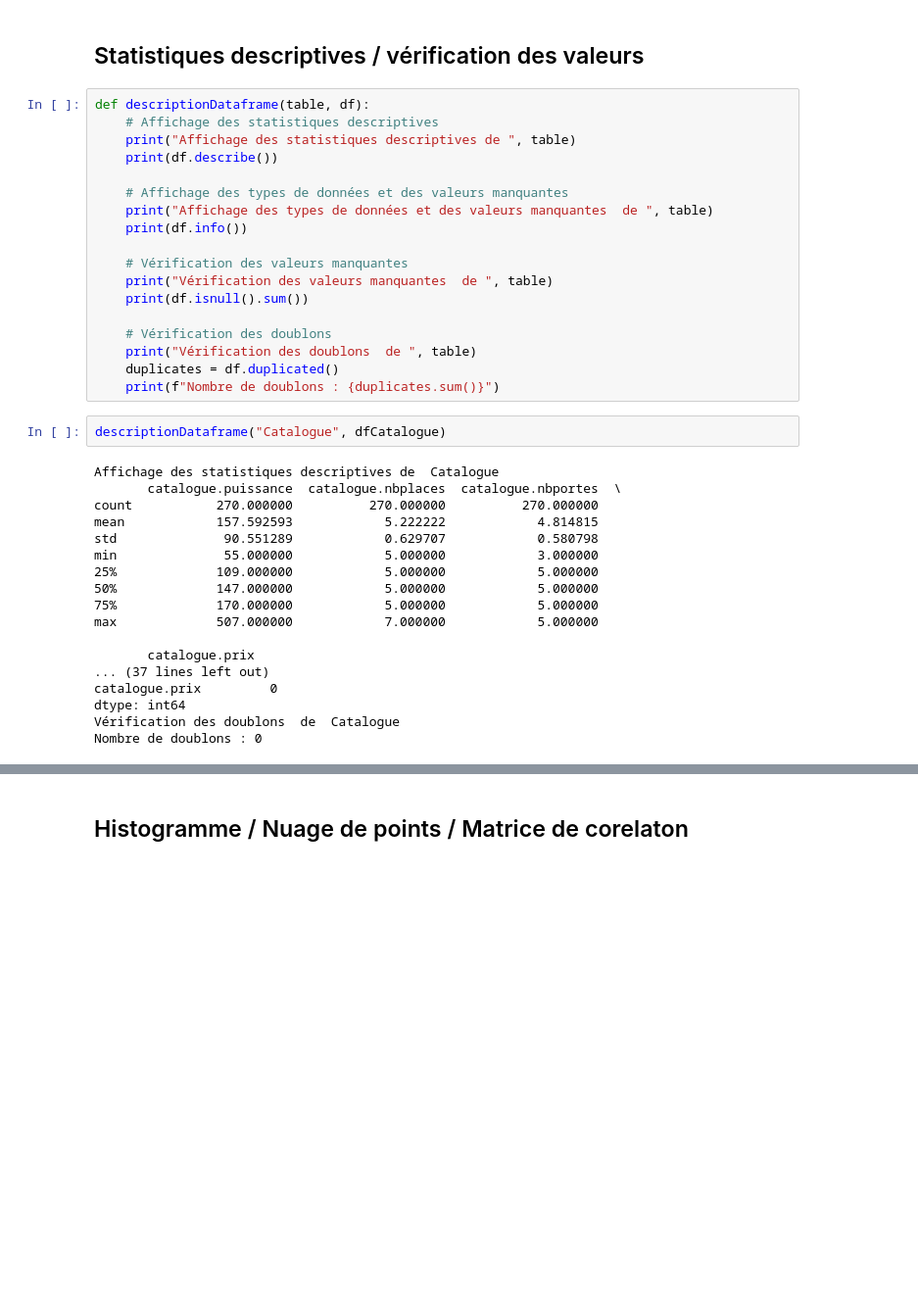
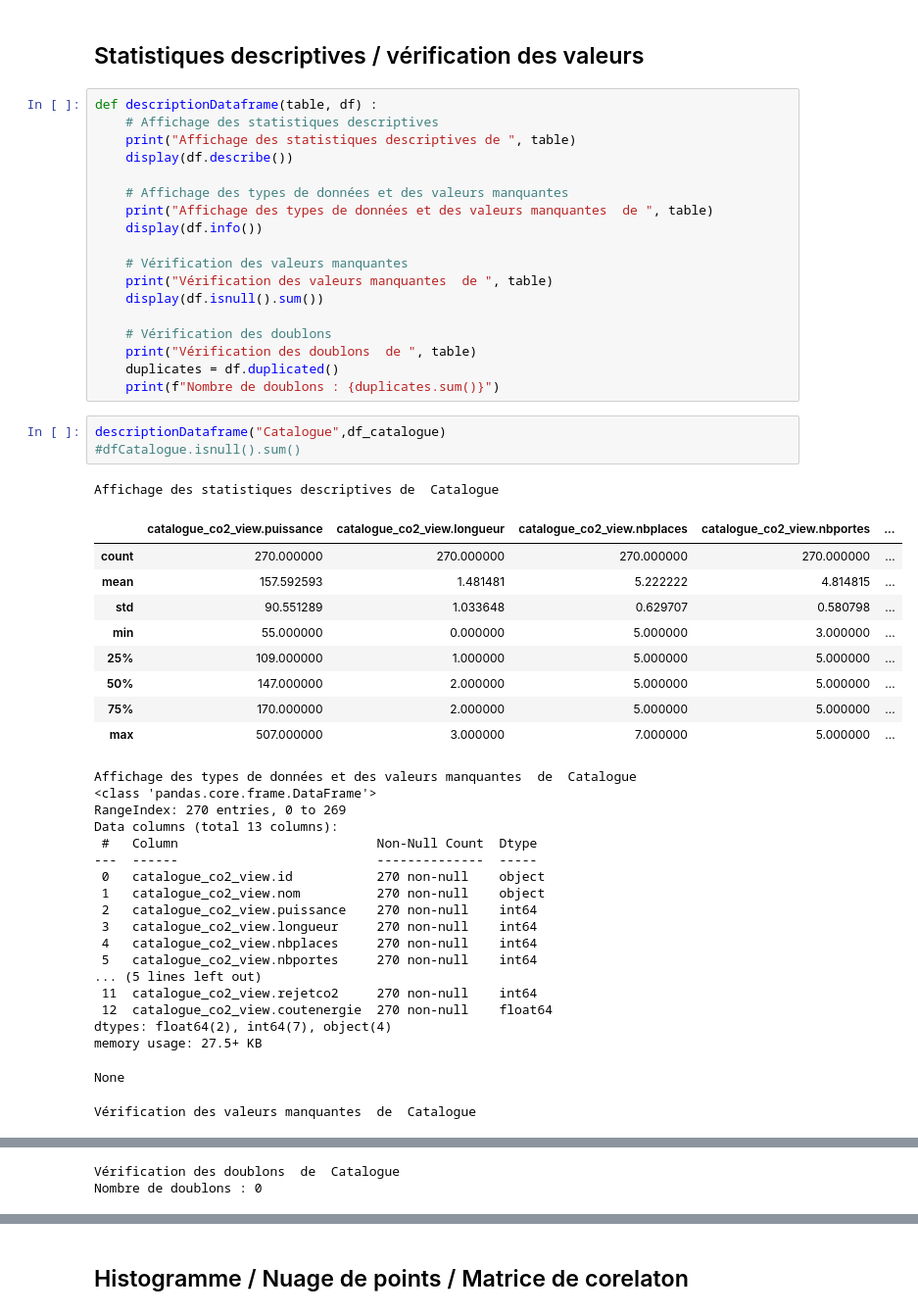
Before and after one commit to FelanaRasata/Projet-Big-Data-Analytics, a Jupyter notebook: python/analyse_sujet.ipynb, the cells around one changed output, grey strips where cells are left out. Shown: that part at 98% size. Saved outputs shown, nothing was run; the diff lists cells and outputs as text; blank space fills up the shorter version.

Commit message:
formatage de données

```diff
--- a/python/analyse_sujet.ipynb
+++ b/python/analyse_sujet.ipynb
@@ -142,40 +102,53 @@ Select all  clients_ext
 # %% [markdown]
 ## Statistiques descriptives / vérification des valeurs
 # %%
-def descriptionDataframe(table, df):
+def descriptionDataframe(table, df) :
     # Affichage des statistiques descriptives
     print("Affichage des statistiques descriptives de ", table)
-    print(df.describe())
+    display(df.describe())
 
     # Affichage des types de données et des valeurs manquantes
     print("Affichage des types de données et des valeurs manquantes  de ", table)
-    print(df.info())
+    display(df.info())
 
     # Vérification des valeurs manquantes
     print("Vérification des valeurs manquantes  de ", table)
-    print(df.isnull().sum())
+    display(df.isnull().sum())
 
     # Vérification des doublons
     print("Vérification des doublons  de ", table)
     duplicates = df.duplicated()
     print(f"Nombre de doublons : {duplicates.sum()}")
 # %%
-descriptionDataframe("Catalogue", dfCatalogue)
+descriptionDataframe("Catalogue",df_catalogue)
+#dfCatalogue.isnull().sum()
 # %% [output]
 Affichage des statistiques descriptives de  Catalogue
-       catalogue.puissance  catalogue.nbplaces  catalogue.nbportes  \
-count           270.000000          270.000000          270.000000
-mean            157.592593            5.222222            4.814815
-std              90.551289            0.629707            0.580798
-min              55.000000            5.000000            3.000000
-25%             109.000000            5.000000            5.000000
-50%             147.000000            5.000000            5.000000
-75%             170.000000            5.000000            5.000000
-max             507.000000            7.000000            5.000000
-
-       catalogue.prix
-... (37 lines left out)
-catalogue.prix         0
-dtype: int64
-Vérification des doublons  de  Catalogue
-Nombre de doublons : 0
+|  | catalogue_co2_view.puissance | catalogue_co2_view.longueur | catalogue_co2_view.nbplaces | catalogue_co2_view.nbportes | ... |
+| count | 270.000000 | 270.000000 | 270.000000 | 270.000000 | ... |
+| mean | 157.592593 | 1.481481 | 5.222222 | 4.814815 | ... |
+| std | 90.551289 | 1.033648 | 0.629707 | 0.580798 | ... |
+| min | 55.000000 | 0.000000 | 5.000000 | 3.000000 | ... |
+| 25% | 109.000000 | 1.000000 | 5.000000 | 5.000000 | ... |
+| 50% | 147.000000 | 2.000000 | 5.000000 | 5.000000 | ... |
+| 75% | 170.000000 | 2.000000 | 5.000000 | 5.000000 | ... |
+| max | 507.000000 | 3.000000 | 7.000000 | 5.000000 | ... |
+Affichage des types de données et des valeurs manquantes  de  Catalogue
+<class 'pandas.core.frame.DataFrame'>
+RangeIndex: 270 entries, 0 to 269
+Data columns (total 13 columns):
+ #   Column                          Non-Null Count  Dtype
+---  ------                          --------------  -----
+ 0   catalogue_co2_view.id           270 non-null    object
+ 1   catalogue_co2_view.nom          270 non-null    object
+ 2   catalogue_co2_view.puissance    270 non-null    int64
+ 3   catalogue_co2_view.longueur     270 non-null    int64
+ 4   catalogue_co2_view.nbplaces     270 non-null    int64
+ 5   catalogue_co2_view.nbportes     270 non-null    int64
+... (5 lines left out)
+ 11  catalogue_co2_view.rejetco2     270 non-null    int64
+ 12  catalogue_co2_view.coutenergie  270 non-null    float64
+dtypes: float64(2), int64(7), object(4)
+memory usage: 27.5+ KB
+None
+Vérification des valeurs manquantes  de  Catalogue
@@ -182 +169,3 @@ Nombre de doublons : 0
+Vérification des doublons  de  Catalogue
+Nombre de doublons : 0
 # %%
```
Also changed, not shown: parts of 38 cells of this notebook, 14 other files.
